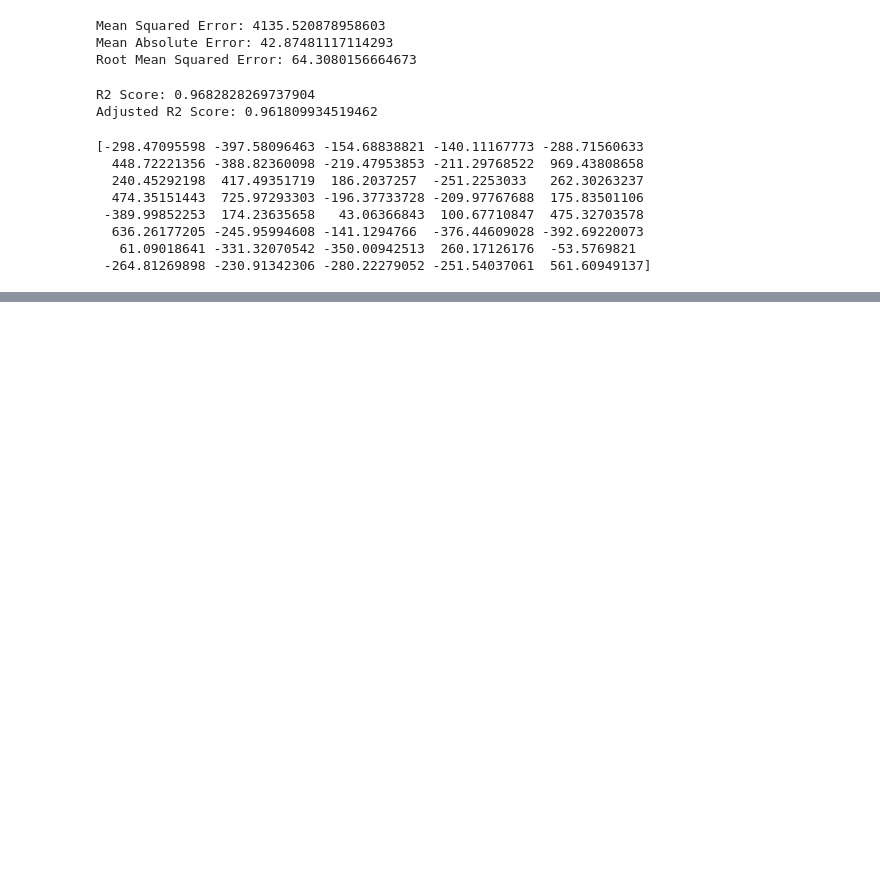
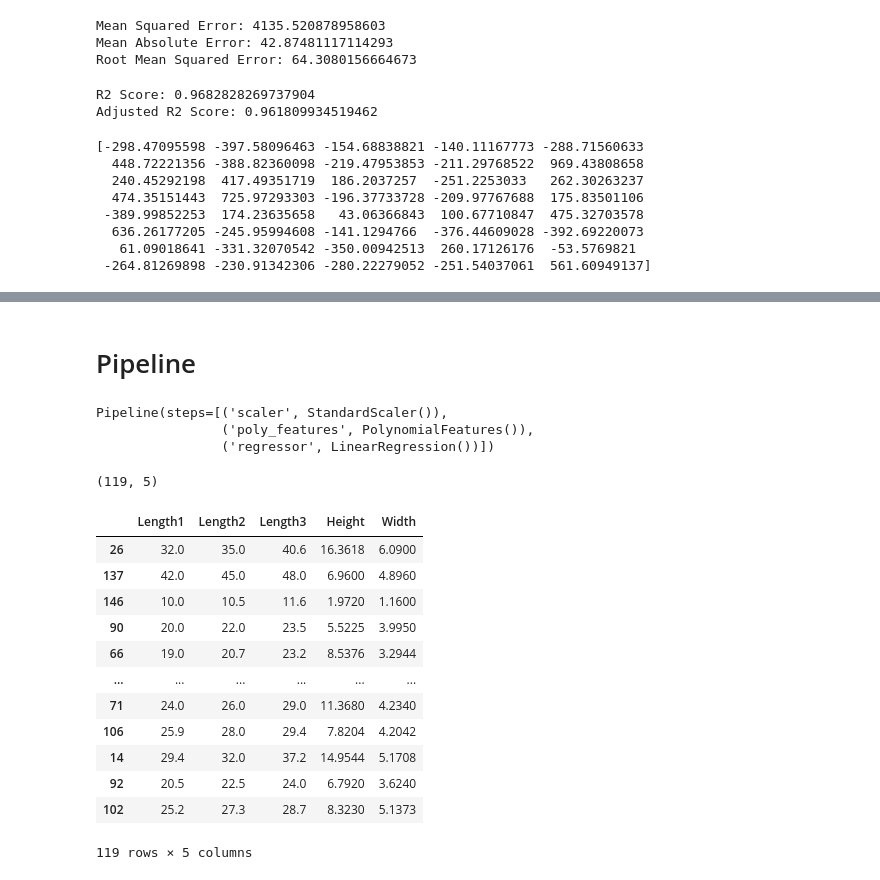
Before and after one commit to itssahilwhat/AI-Fundamentals, a Jupyter notebook: Linear Regression/Polynomial Linear Regression.ipynb, the cells around one changed output, grey strips where cells are left out. Drawn from its saved outputs; the diff is of its cells as text; code cells hidden in the pictures; blank space fills up the shorter version.

```diff
--- a/Linear Regression/Polynomial Linear Regression.ipynb
+++ b/Linear Regression/Polynomial Linear Regression.ipynb
@@ -192,3 +193,17 @@ Notes:
 [2] Standard Errors assume that the covariance matrix of the errors is correctly specified.
 [3] The condition number is large, 1.24e+05. This might indicate that there are
 strong multicollinearity or other numerical problems.
+# %% [markdown]
+# Pipeline
+# %%
+pipeline = Pipeline([
+    ('scaler', StandardScaler()),
+    ('poly_features', PolynomialFeatures(degree=2)),
+    ('regressor', LinearRegression())
+])
+
+pipeline.fit(X_train, y_train)
+# %% [output]
+Pipeline(steps=[('scaler', StandardScaler()),
+                ('poly_features', PolynomialFeatures()),
+                ('regressor', LinearRegression())])
@@ -194,0 +213,20 @@ strong multicollinearity or other numerical problems.
+# %%
+print(X_train.shape)
+# %% [output]
+(119, 5)
+# %%
+X_train
+# %% [output]
+|  | Length1 | Length2 | Length3 | Height | Width |
+| 26 | 32.0 | 35.0 | 40.6 | 16.3618 | 6.0900 |
+| 137 | 42.0 | 45.0 | 48.0 | 6.9600 | 4.8960 |
+| 146 | 10.0 | 10.5 | 11.6 | 1.9720 | 1.1600 |
+| 90 | 20.0 | 22.0 | 23.5 | 5.5225 | 3.9950 |
+| 66 | 19.0 | 20.7 | 23.2 | 8.5376 | 3.2944 |
+| ... | ... | ... | ... | ... | ... |
+| 71 | 24.0 | 26.0 | 29.0 | 11.3680 | 4.2340 |
+| 106 | 25.9 | 28.0 | 29.4 | 7.8204 | 4.2042 |
+| 14 | 29.4 | 32.0 | 37.2 | 14.9544 | 5.1708 |
+| 92 | 20.5 | 22.5 | 24.0 | 6.7920 | 3.6240 |
+| 102 | 25.2 | 27.3 | 28.7 | 8.3230 | 5.1373 |
+119 rows × 5 columns
```
Also changed, not shown: parts of 6 cells of this notebook.
